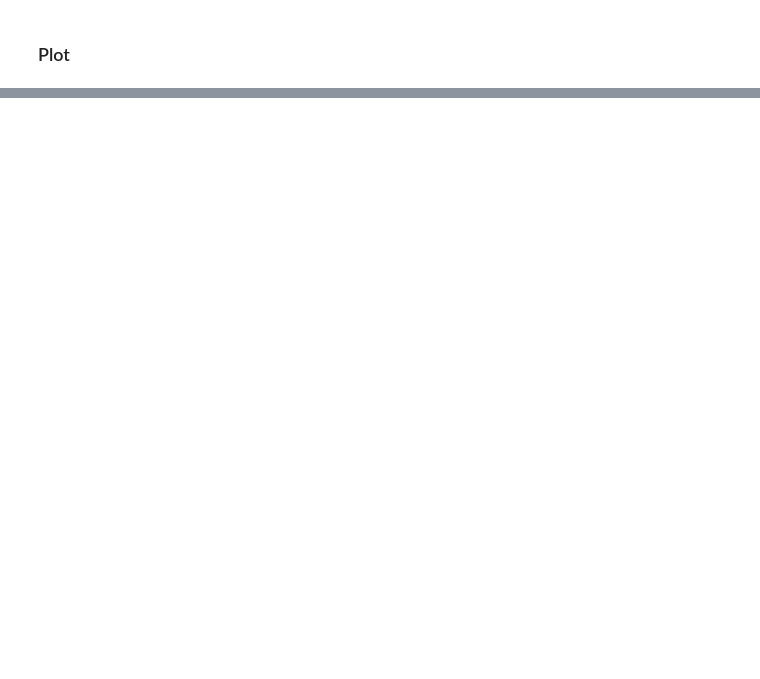
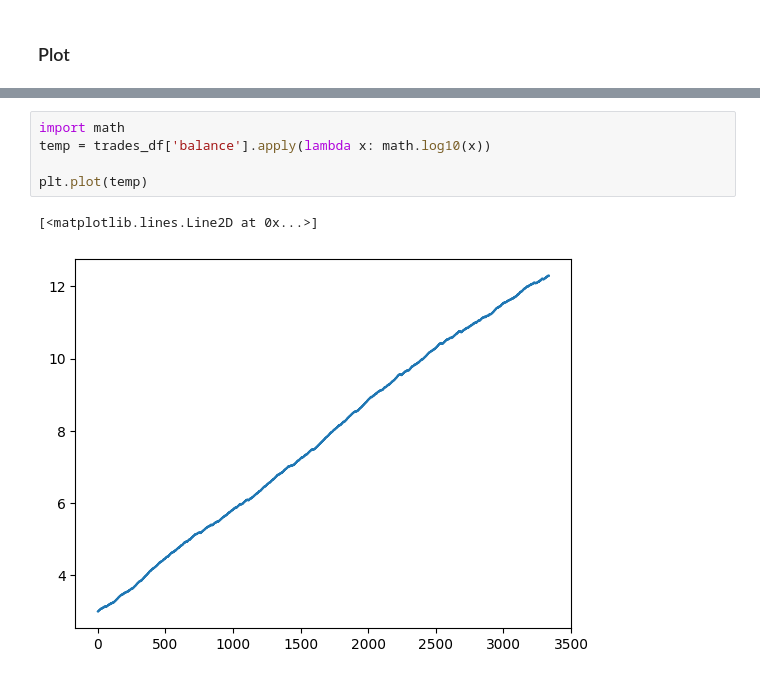
Before and after one commit to sminibae/MidasProject3, a Jupyter notebook: BTC/07.Backtest.ipynb, the cells around one changed output, grey strips where cells are left out. Drawn from its saved outputs; the diff is of its cells as text; blank space fills up the shorter version.

```diff
--- a/BTC/07.Backtest.ipynb
+++ b/BTC/07.Backtest.ipynb
@@ -351,0 +352,8 @@ plt.close(fig)
+# %%
+import math
+temp = trades_df['balance'].apply(lambda x: math.log10(x))
+
+plt.plot(temp)
+# %% [output]
+[<matplotlib.lines.Line2D at 0x...>]
+[figure, added]
```
Also changed, not shown: parts of 4 cells of this notebook, 35 other files.
